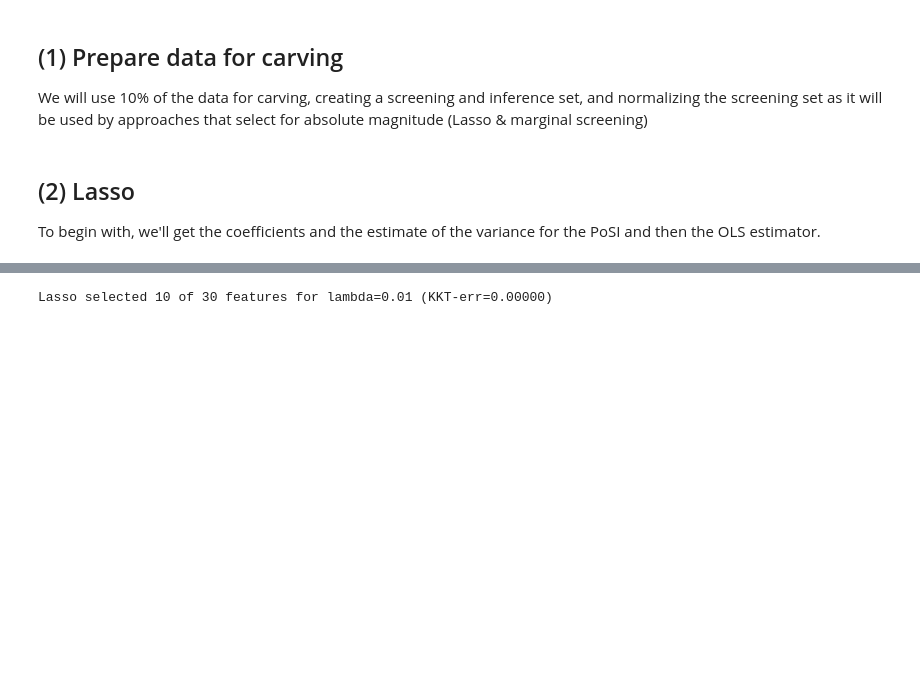
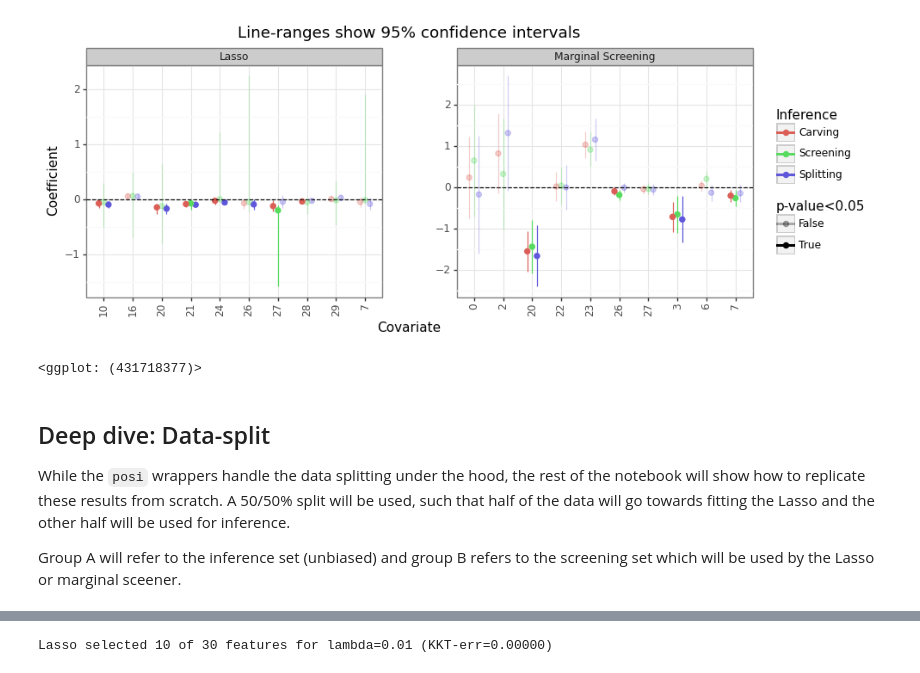
Before and after one commit to ErikinBC/sntn, a Jupyter notebook: examples/data_carving.ipynb, the cells around one changed output, grey strips where cells are left out. Drawn from its saved outputs; the diff is of its cells as text; code cells hidden in the pictures; blank space fills up the shorter version.

Commit message:
fixed examples notebook

```diff
--- a/examples/data_carving.ipynb
+++ b/examples/data_carving.ipynb
@@ -62,5 +85,38 @@ null_beta = 0
+# %%
+# Combine results
+res_lasso = pd.concat(objs=[wrapper_lasso.res_screen.assign(inf='Screening'),
+                            wrapper_lasso.res_split.assign(inf='Splitting'),
+                            wrapper_lasso.res_carve.assign(inf='Carving')], axis=0)
+res_lasso.insert(0, 'mdl', 'Lasso')
+res_margin = pd.concat(objs=[wrapper_margin.res_screen.assign(inf='Screening'),
+                             wrapper_margin.res_split.assign(inf='Splitting'),
+                             wrapper_margin.res_carve.assign(inf='Carving')], axis=0)
+res_margin.insert(0, 'mdl', 'Marginal Screening')
+res_posi = pd.concat(objs=[res_lasso, res_margin], axis=0).reset_index(drop=True)
+res_posi = res_posi.assign(is_sig = lambda x: x['pval'] < alpha)
+# %%
+# Plot
+pn.options.figure_size = (10,3.5)
+posd = pn.position_dodge(0.5)
+gg_posi = (pn.ggplot(res_posi, pn.aes(x='cidx.astype(str)',y='bhat',color='inf',alpha='is_sig')) +
+            pn.theme_bw() +
+            pn.facet_wrap('~mdl',scales='free') +
+            pn.geom_point(size=2,position=posd) +
+            pn.geom_hline(yintercept=0,linetype='--') +
+            pn.geom_linerange(pn.aes(ymin='lb.clip(lower=-100)',ymax='ub.clip(upper=100)'),position=posd) +
+            pn.ggtitle(f'Line-ranges show {100*(1-alpha):0.0f}% confidence intervals') +
+            pn.labs(x='Covariate',y='Coefficient') +
+            pn.scale_color_discrete(name='Inference') +
+            pn.scale_alpha_manual(name=f'p-value<{alpha}',values=[0.3,1]) +
+            pn.theme(axis_text_x=pn.element_text(angle=90),subplots_adjust={'wspace': 0.25}))
+gg_posi
+# %% [output]
+[figure, added]
+<ggplot: (431718377)>
 # %% [markdown]
-## (1) Prepare data for carving
+## Deep dive: Data-split
 
-We will use 10% of the data for carving, creating a screening and inference set, and normalizing the screening set as it will be used by approaches that select for absolute magnitude (Lasso & marginal screening)
+While the `posi` wrappers handle the data splitting under the hood, the rest of the notebook will show how to replicate these results from scratch. A 50/50% split will be used, such that half of the data will go towards fitting the Lasso and the other half will be used for inference.
+
+Group A will refer to the inference set (unbiased) and group B refers to the screening set which will be used by the Lasso or marginal sceener.
 # %%
@@ -85,8 +134,3 @@ Xtil_A = (X_A - xmu) / xse
 # De-mean y so we don't need to fit intercept
 ytil_A = y_A - y_A.mean()
 ytil_B = y_B - y_B.mean()
-# %% [markdown]
-## (2) Lasso
-
-
-To begin with, we'll get the coefficients and the estimate of the variance for the PoSI and then the OLS estimator.
```
Also changed, not shown: parts of 21 cells of this notebook, 4 other files.
